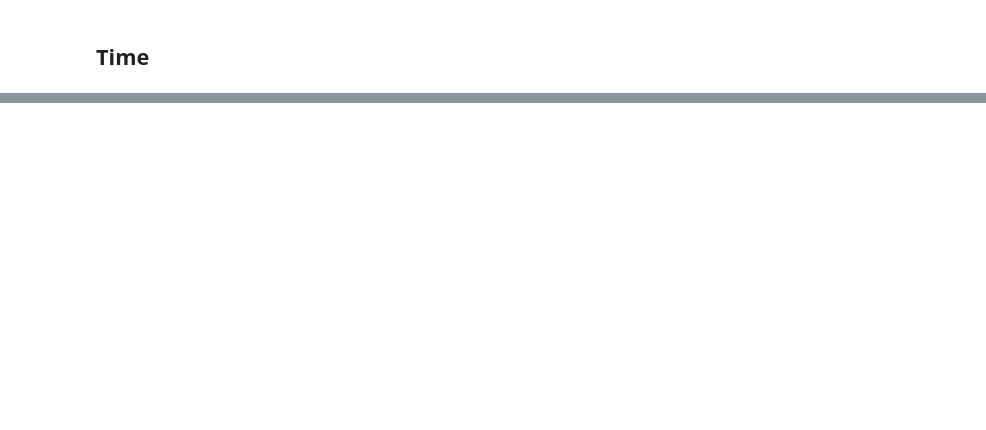
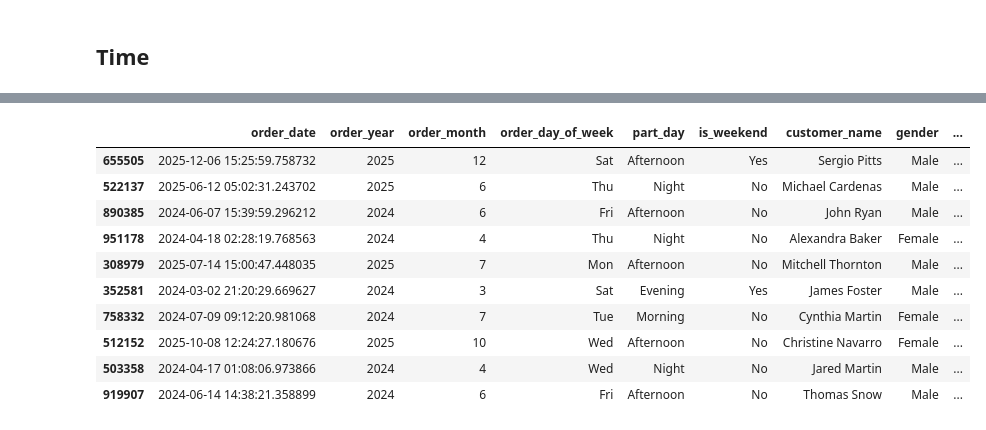
Before and after one commit to judiellegaspina/Ecommerce-EDA-and-Sales-Prediction, a Jupyter notebook: 04_Feature_Engineer.ipynb, the cells around one changed output, grey strips where cells are left out. Cells and saved outputs as stored; diff of their text form; code cells hidden in the pictures; blank space fills up the shorter version.

```diff
--- a/04_Feature_Engineer.ipynb
+++ b/04_Feature_Engineer.ipynb
@@ -47,0 +147,10 @@ AttributeError: Can only use .dt accessor with datetimelike values
+# %%
+ecommerce_df.insert(
+    ecommerce_df.columns.get_loc('customer_loyalty_score') + 1,
+    'loyalty_tier',
+    pd.qcut(
+        ecommerce_df["customer_loyalty_score"],
+        q=3,
+        labels=["Low", "Medium", "High"]
+    )
+)
@@ -47,0 +159,10 @@ AttributeError: Can only use .dt accessor with datetimelike values
+# %%
+ecommerce_df.insert(
+    ecommerce_df.columns.get_loc('session_duration_min') + 1,
+    'engagement_level',
+    pd.qcut(
+        ecommerce_df["session_duration_min"],
+        q=3,
+        labels=["Low", "Medium", "High"]
+    )
+)
@@ -47,0 +171,10 @@ AttributeError: Can only use .dt accessor with datetimelike values
+# %%
+ecommerce_df.insert(
+    ecommerce_df.columns.get_loc('fraud_risk_score') + 1,
+    'fraud_risk_level',
+    pd.qcut(
+        ecommerce_df['fraud_risk_score'],
+        q=3,
+        labels=["Low", "Medium", "High"],
+    )
+)
@@ -47,0 +183,10 @@ AttributeError: Can only use .dt accessor with datetimelike values
+# %%
+ecommerce_df.insert(
+    ecommerce_df.columns.get_loc('unit_price_usd') + 1,
+    'price_tier',
+    pd.qcut(
+        ecommerce_df["unit_price_usd"],
+        q=4,
+        labels=["Budget", "Mid-Range", "Premium", "Luxury"]
+    )
+)
@@ -47,0 +213,14 @@ AttributeError: Can only use .dt accessor with datetimelike values
+# %%
+ecommerce_df.sample(10)
+# %% [output]
+|  | order_date | order_year | order_month | order_day_of_week | part_day | is_weekend | customer_name | gender | ... |
+| 655505 | 2025-12-06 15:25:59.758732 | 2025 | 12 | Sat | Afternoon | Yes | Sergio Pitts | Male | ... |
+| 522137 | 2025-06-12 05:02:31.243702 | 2025 | 6 | Thu | Night | No | Michael Cardenas | Male | ... |
+| 890385 | 2024-06-07 15:39:59.296212 | 2024 | 6 | Fri | Afternoon | No | John Ryan | Male | ... |
+| 951178 | 2024-04-18 02:28:19.768563 | 2024 | 4 | Thu | Night | No | Alexandra Baker | Female | ... |
+| 308979 | 2025-07-14 15:00:47.448035 | 2025 | 7 | Mon | Afternoon | No | Mitchell Thornton | Male | ... |
+| 352581 | 2024-03-02 21:20:29.669627 | 2024 | 3 | Sat | Evening | Yes | James Foster | Male | ... |
+| 758332 | 2024-07-09 09:12:20.981068 | 2024 | 7 | Tue | Morning | No | Cynthia Martin | Female | ... |
+| 512152 | 2025-10-08 12:24:27.180676 | 2025 | 10 | Wed | Afternoon | No | Christine Navarro | Female | ... |
+| 503358 | 2024-04-17 01:08:06.973866 | 2024 | 4 | Wed | Night | No | Jared Martin | Male | ... |
+| 919907 | 2024-06-14 14:38:21.358899 | 2024 | 6 | Fri | Afternoon | No | Thomas Snow | Male | ... |
```
Also changed, not shown: parts of 20 cells of this notebook.
